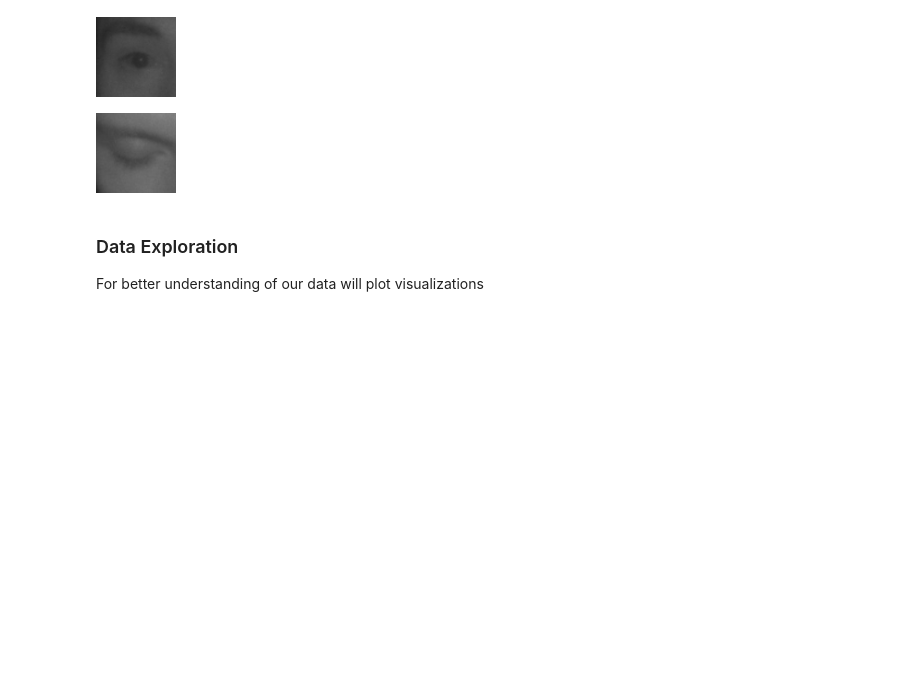
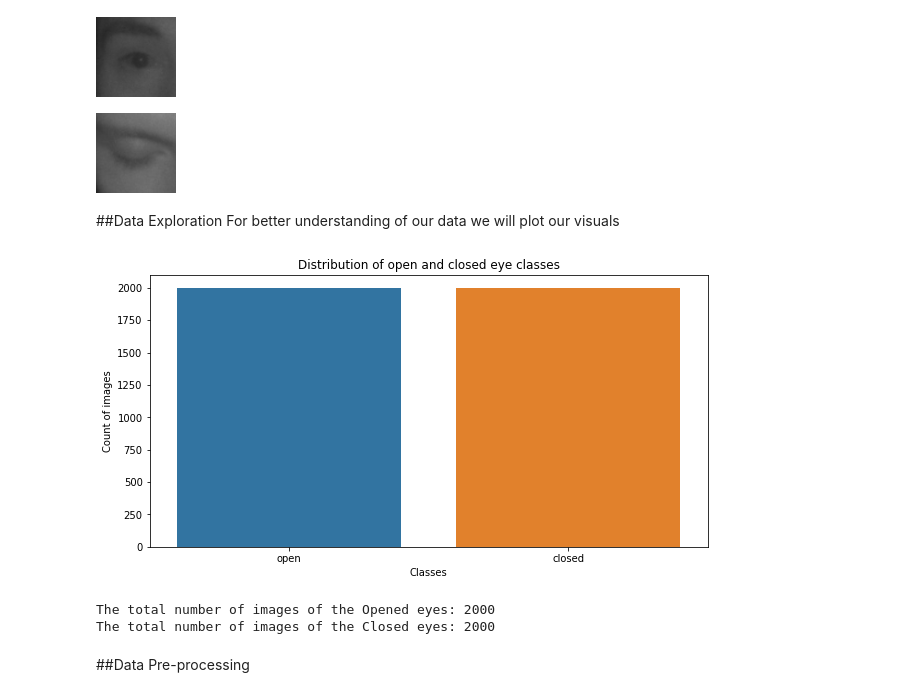
Before and after one commit to HannahMwende/Driver-drowsiness-detection-system, a Jupyter notebook: driver_drowniness.ipynb, the cells around one changed output. Saved outputs shown, nothing was run; the diff lists cells and outputs as text; code cells hidden in the pictures; blank space fills up the shorter version.

```diff
--- a/driver_drowniness.ipynb
+++ b/driver_drowniness.ipynb
@@ -109,6 +120,5 @@ data
 # %% [output]
 [figure]
 # %% [markdown]
-### Data Exploration
-
-For better understanding of our data will plot visualizations
+##Data Exploration
+For better understanding of our data we will plot our visuals
@@ -116,0 +125,26 @@ eyes=open_eyes+closed_eyes
+# %%
+#Visualization of open and closed eyes
+open=len(open_eyes)
+closed=len(closed_eyes)
+data={
+    'open':open,
+    'closed':closed,
+}
+classes=list(data.keys())
+values=list(data.values())
+plt.figure(figsize=(10,5))
+sns.barplot(x=classes,y=values)
+plt.xlabel("Classes")
+plt.ylabel("Count of images")
+plt.title('Distribution of open and closed eye classes')
+plt.show()
+# %% [output]
+[figure, added]
+# %%
+print("The total number of images of the Opened eyes:", len(open_eyes))
+print("The total number of images of the Closed eyes:", len(closed_eyes))
+# %% [output]
+The total number of images of the Opened eyes: 2000
+The total number of images of the Closed eyes: 2000
+# %% [markdown]
+##Data Pre-processing
```
Also changed, not shown: parts of 14 cells of this notebook.
